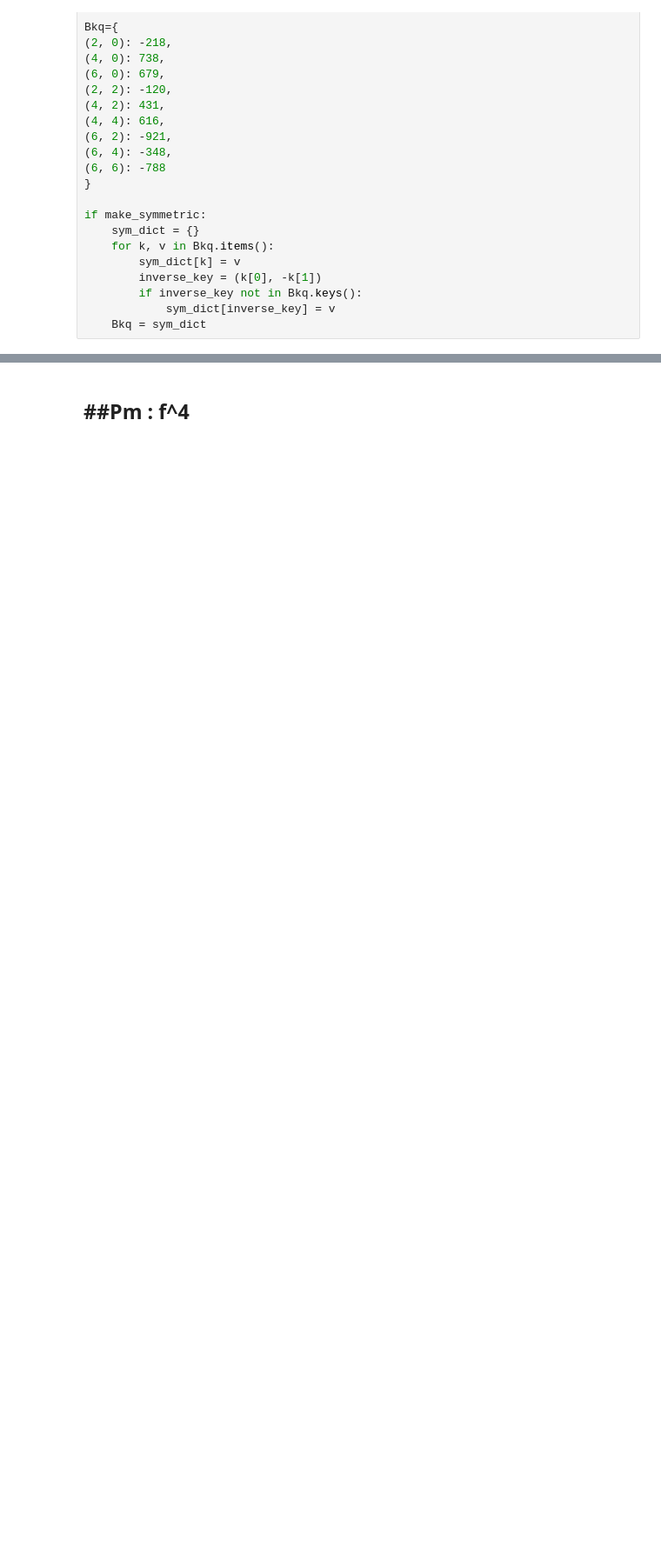
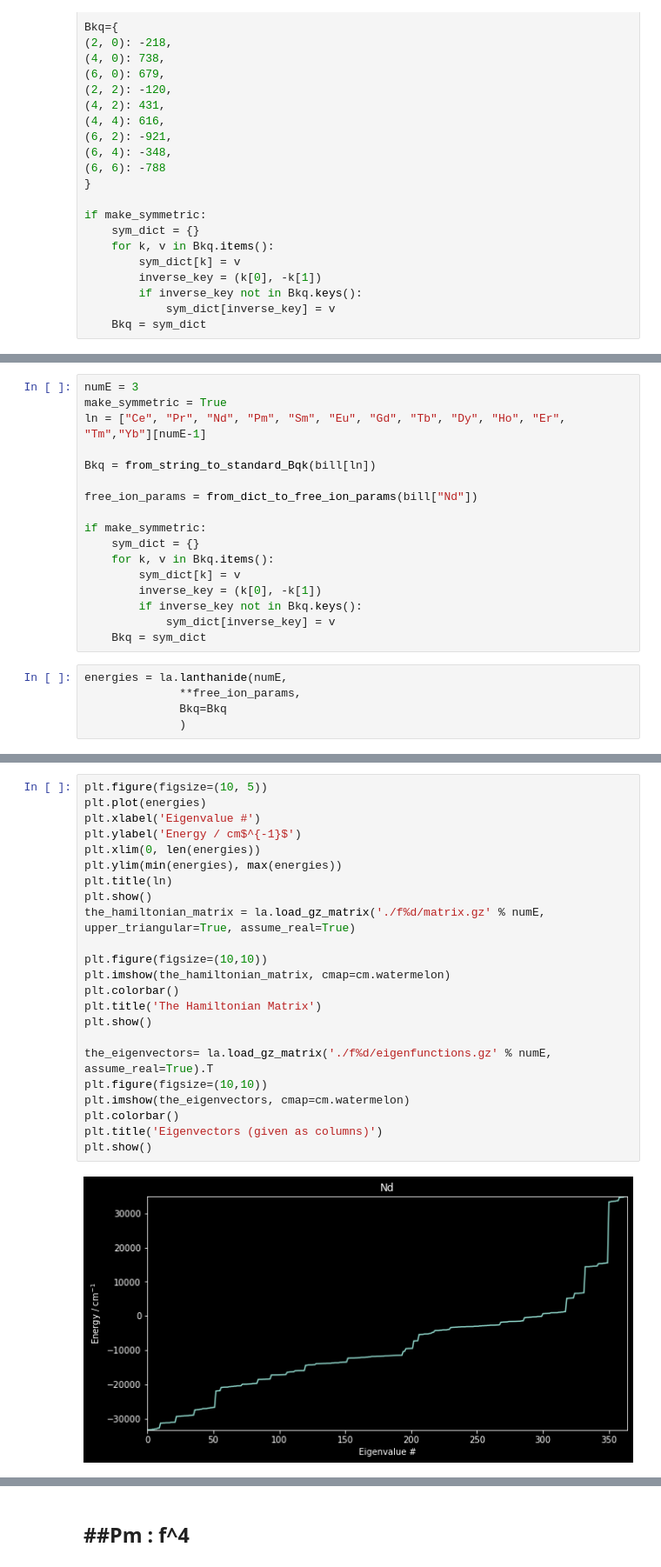
Before and after one commit to zia-lab/admz, a Jupyter notebook: admz.ipynb, the cells around one changed output, grey strips where cells are left out. Shown at 87% size. Cells and saved outputs as stored; diff of their text form; blank space fills up the shorter version.

```diff
--- a/admz.ipynb
+++ b/admz.ipynb
@@ -90,0 +119,22 @@ Saving eigenvalues ...
+# %%
+numE = 3
+make_symmetric = True
+ln = ["Ce", "Pr", "Nd", "Pm", "Sm", "Eu", "Gd", "Tb", "Dy", "Ho", "Er", "Tm","Yb"][numE-1]
+
+Bkq = from_string_to_standard_Bqk(bill[ln])
+
+free_ion_params = from_dict_to_free_ion_params(bill["Nd"])
+
+if make_symmetric:
+    sym_dict = {}
+    for k, v in Bkq.items():
+        sym_dict[k] = v
+        inverse_key = (k[0], -k[1])
+        if inverse_key not in Bkq.keys():
+            sym_dict[inverse_key] = v
+    Bkq = sym_dict
+# %%
+energies = la.lanthanide(numE,
+              **free_ion_params,
+              Bkq=Bkq
+              )
@@ -90,0 +159,25 @@ Saving eigenvalues ...
+# %%
+plt.figure(figsize=(10, 5))
+plt.plot(energies)
+plt.xlabel('Eigenvalue #')
+plt.ylabel('Energy / cm$^{-1}$')
+plt.xlim(0, len(energies))
+plt.ylim(min(energies), max(energies))
+plt.title(ln)
+plt.show()
+the_hamiltonian_matrix = la.load_gz_matrix('./f%d/matrix.gz' % numE, upper_triangular=True, assume_real=True)
+
+plt.figure(figsize=(10,10))
+plt.imshow(the_hamiltonian_matrix, cmap=cm.watermelon)
+plt.colorbar()
+plt.title('The Hamiltonian Matrix')
+plt.show()
+
+the_eigenvectors= la.load_gz_matrix('./f%d/eigenfunctions.gz' % numE, assume_real=True).T
+plt.figure(figsize=(10,10))
+plt.imshow(the_eigenvectors, cmap=cm.watermelon)
+plt.colorbar()
+plt.title('Eigenvectors (given as columns)')
+plt.show()
+# %% [output]
+[figure, added]
```
Also changed, not shown: parts of 22 cells of this notebook, 4 other files.
